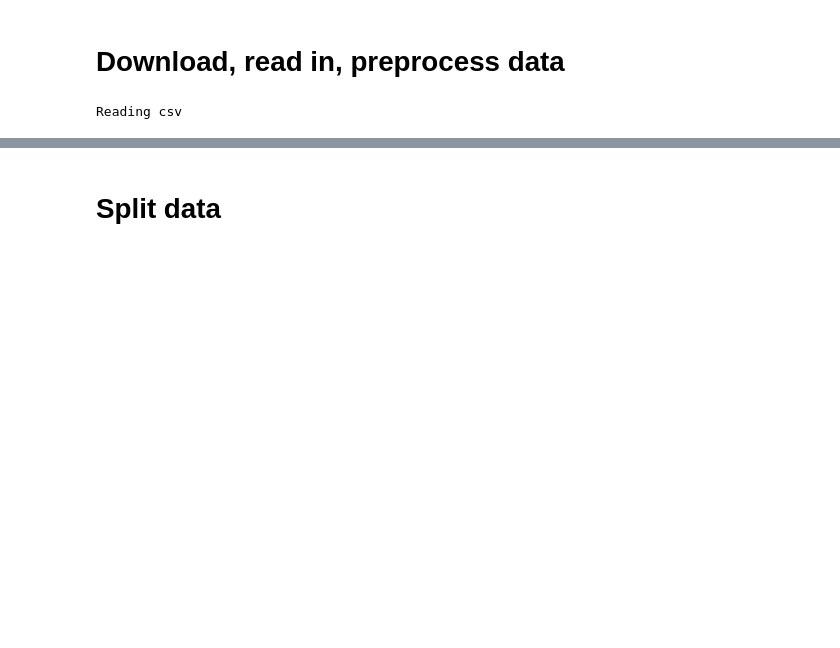
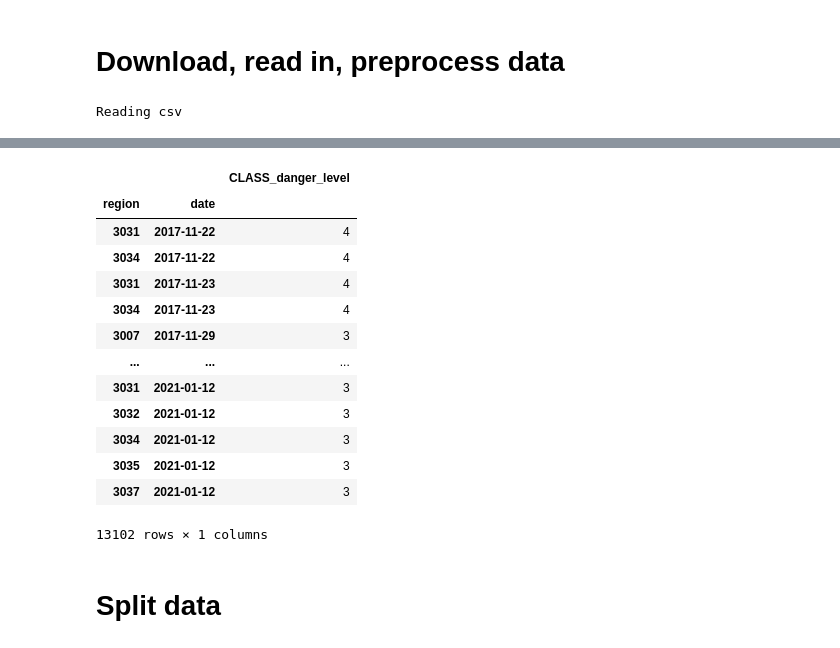
Before and after one commit to NVE/avalanche_ml, a Jupyter notebook: notebooks/training/neural_networks.ipynb, the cells around one changed output, grey strips where cells are left out. Drawn from its saved outputs; the diff is of its cells as text; code cells hidden in the pictures; blank space fills up the shorter version.

```diff
--- a/notebooks/training/neural_networks.ipynb
+++ b/notebooks/training/neural_networks.ipynb
@@ -85,3 +161,22 @@ labels
+# %%
+# could use CLASS_danger_level or CLASS_problem_1
+train_labels = labels.loc[:, ['CLASS_danger_level']]
+train_labels
+# %% [output]
+|  |  | CLASS_danger_level |
+| region | date |  |
+| 3031 | 2017-11-22 | 4 |
+| 3034 | 2017-11-22 | 4 |
+| 3031 | 2017-11-23 | 4 |
+| 3034 | 2017-11-23 | 4 |
+| 3007 | 2017-11-29 | 3 |
+| ... | ... | ... |
+| 3031 | 2021-01-12 | 3 |
+| 3032 | 2021-01-12 | 3 |
+| 3034 | 2021-01-12 | 3 |
+| 3035 | 2021-01-12 | 3 |
+| 3037 | 2021-01-12 | 3 |
+13102 rows × 1 columns
 # %% [markdown]
 # Split data
 # %%
```
Also changed, not shown: parts of 22 cells of this notebook, 1 other file.
